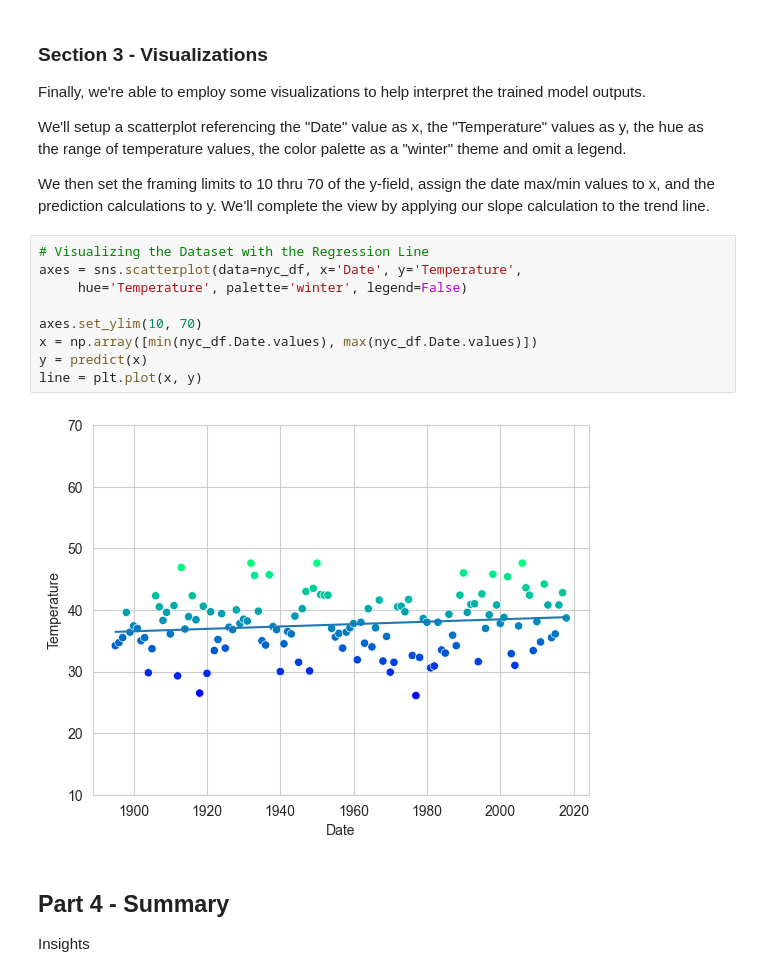
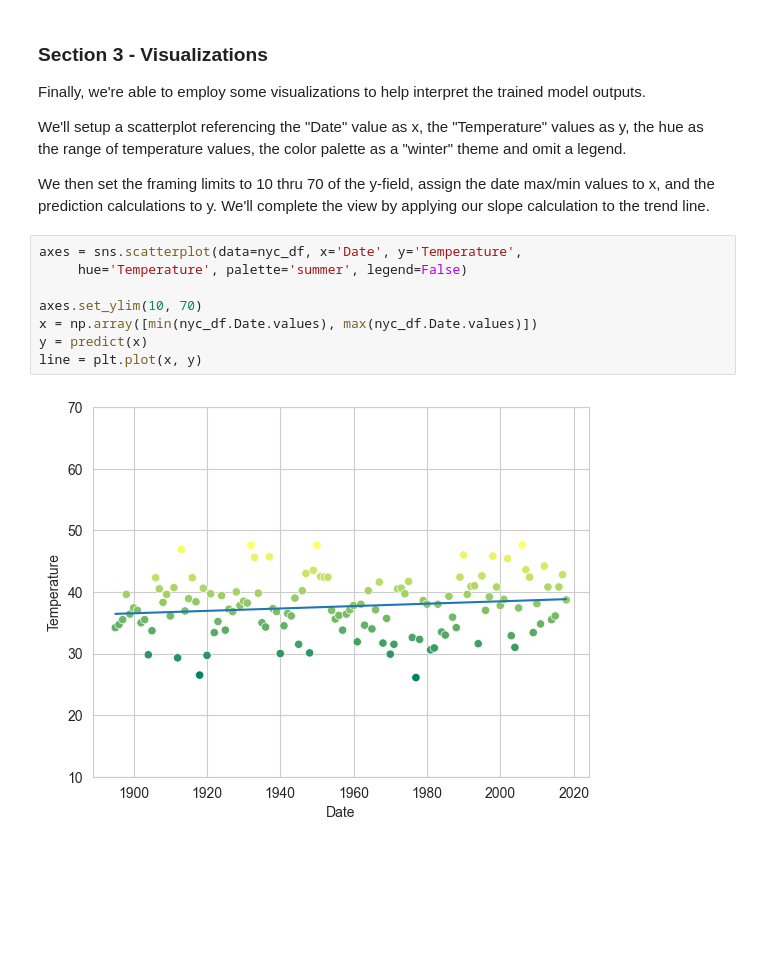
Before and after one commit to dfintel25/datafun-07-ml, a Jupyter notebook: fintel_ml.ipynb, the cells around one changed output. Cells and saved outputs as stored; diff of their text form; blank space fills up the shorter version.

```diff
--- a/fintel_ml.ipynb
+++ b/fintel_ml.ipynb
@@ -199,16 +197,12 @@ We'll setup a scatterplot referencing the "Date" value as x, the "Temperature" v
 
 We then set the framing limits to 10 thru 70 of the y-field, assign the date max/min values to x, and the prediction calculations to y. We'll complete the view by applying our slope calculation to the trend line.
 # %%
-# Visualizing the Dataset with the Regression Line
 axes = sns.scatterplot(data=nyc_df, x='Date', y='Temperature',
-     hue='Temperature', palette='winter', legend=False)
+     hue='Temperature', palette='summer', legend=False)
 
 axes.set_ylim(10, 70)
 x = np.array([min(nyc_df.Date.values), max(nyc_df.Date.values)])
 y = predict(x)
 line = plt.plot(x, y)
 # %% [output]
-[figure, old version]
+[figure, new version]
-# %% [markdown]
-## Part 4 - Summary
-Insights
```
Also changed, not shown: parts of 13 cells of this notebook.
